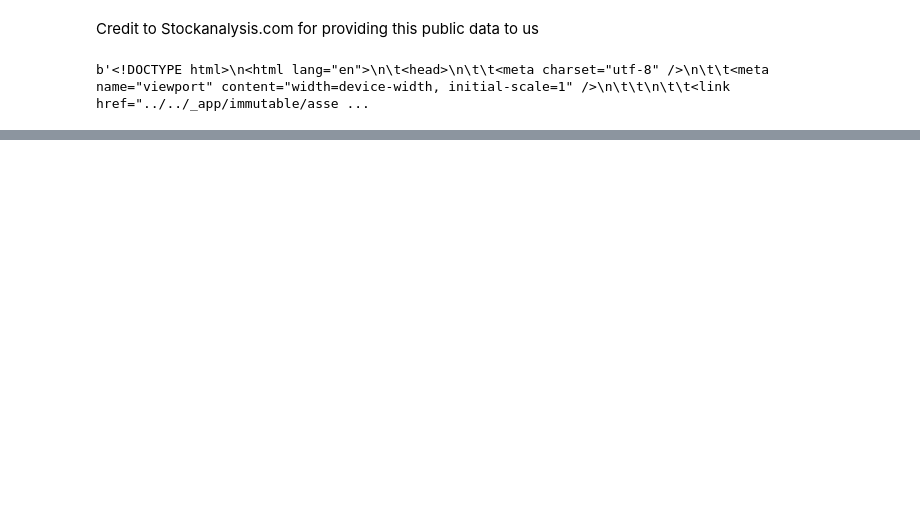
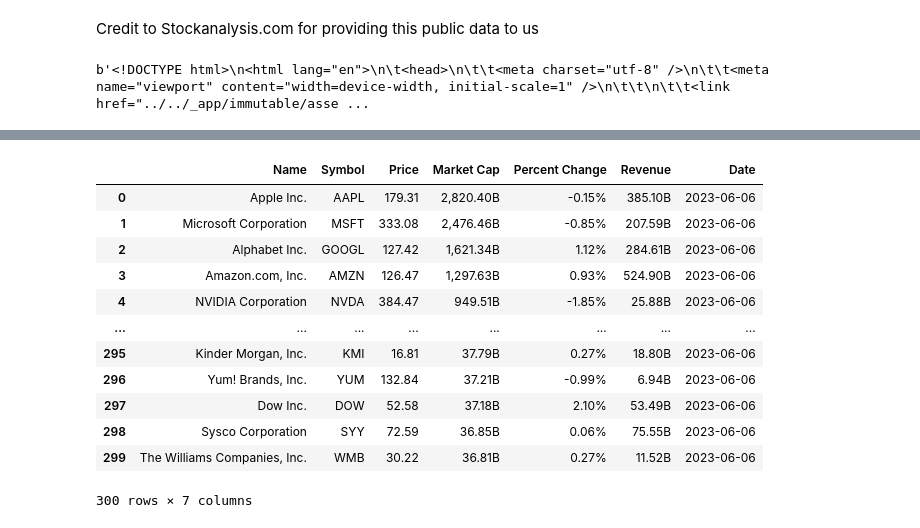
Before and after one commit to Jessie-Baron/Stocks-API, a Jupyter notebook: app/stockData-scraper.ipynb, the cells around one changed output, grey strips where cells are left out. Drawn from its saved outputs; the diff is of its cells as text; code cells hidden in the pictures; blank space fills up the shorter version.

```diff
--- a/app/stockData-scraper.ipynb
+++ b/app/stockData-scraper.ipynb
@@ -311,0 +334,16 @@ df.to_sql('stocks', con=db, if_exists='append', schema='stocks', index=False)
+# %%
+df
+# %% [output]
+|  | Name | Symbol | Price | Market Cap | Percent Change | Revenue | Date |
+| 0 | Apple Inc. | AAPL | 179.31 | 2,820.40B | -0.15% | 385.10B | 2023-06-06 |
+| 1 | Microsoft Corporation | MSFT | 333.08 | 2,476.46B | -0.85% | 207.59B | 2023-06-06 |
+| 2 | Alphabet Inc. | GOOGL | 127.42 | 1,621.34B | 1.12% | 284.61B | 2023-06-06 |
+| 3 | Amazon.com, Inc. | AMZN | 126.47 | 1,297.63B | 0.93% | 524.90B | 2023-06-06 |
+| 4 | NVIDIA Corporation | NVDA | 384.47 | 949.51B | -1.85% | 25.88B | 2023-06-06 |
+| ... | ... | ... | ... | ... | ... | ... | ... |
+| 295 | Kinder Morgan, Inc. | KMI | 16.81 | 37.79B | 0.27% | 18.80B | 2023-06-06 |
+| 296 | Yum! Brands, Inc. | YUM | 132.84 | 37.21B | -0.99% | 6.94B | 2023-06-06 |
+| 297 | Dow Inc. | DOW | 52.58 | 37.18B | 2.10% | 53.49B | 2023-06-06 |
+| 298 | Sysco Corporation | SYY | 72.59 | 36.85B | 0.06% | 75.55B | 2023-06-06 |
+| 299 | The Williams Companies, Inc. | WMB | 30.22 | 36.81B | 0.27% | 11.52B | 2023-06-06 |
+300 rows × 7 columns
```
Also changed, not shown: parts of 19 cells of this notebook.
